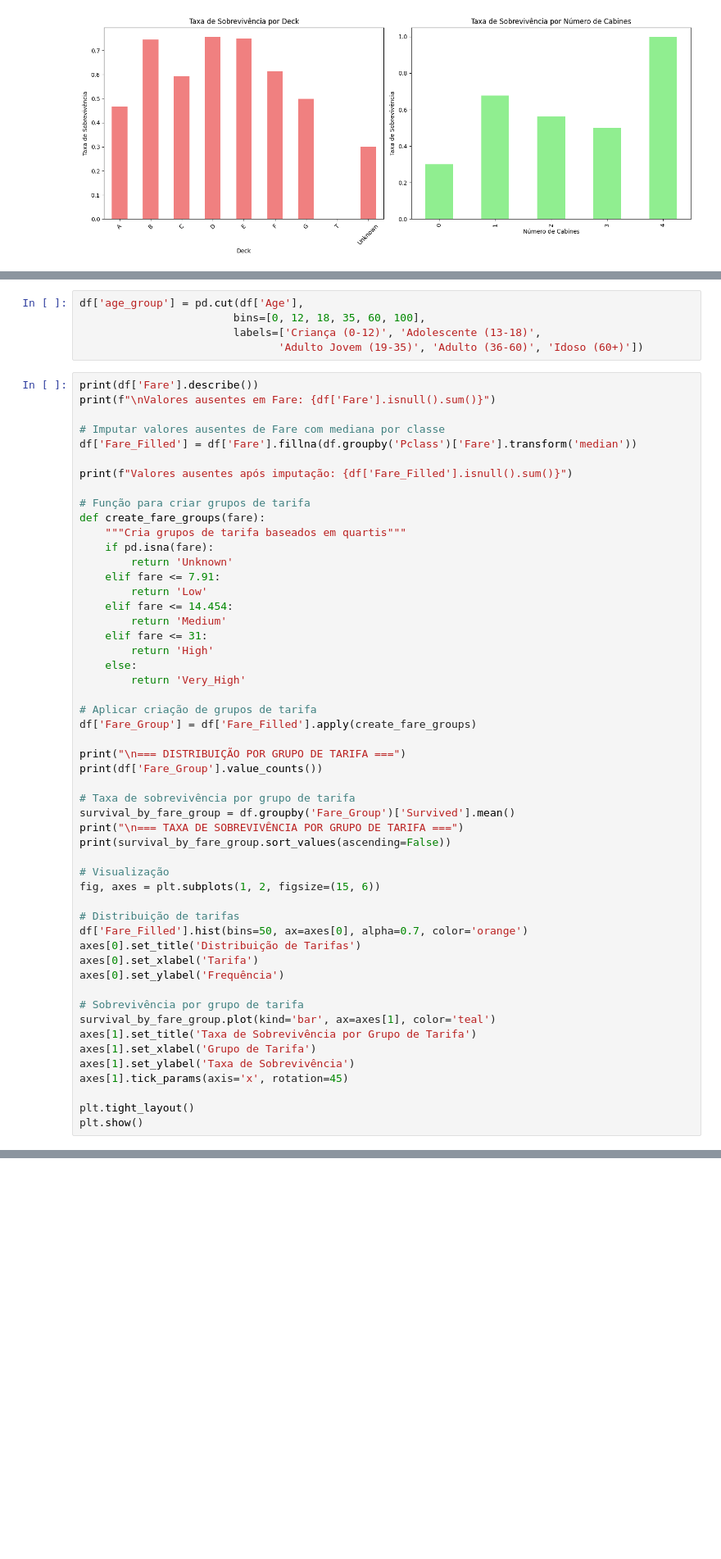
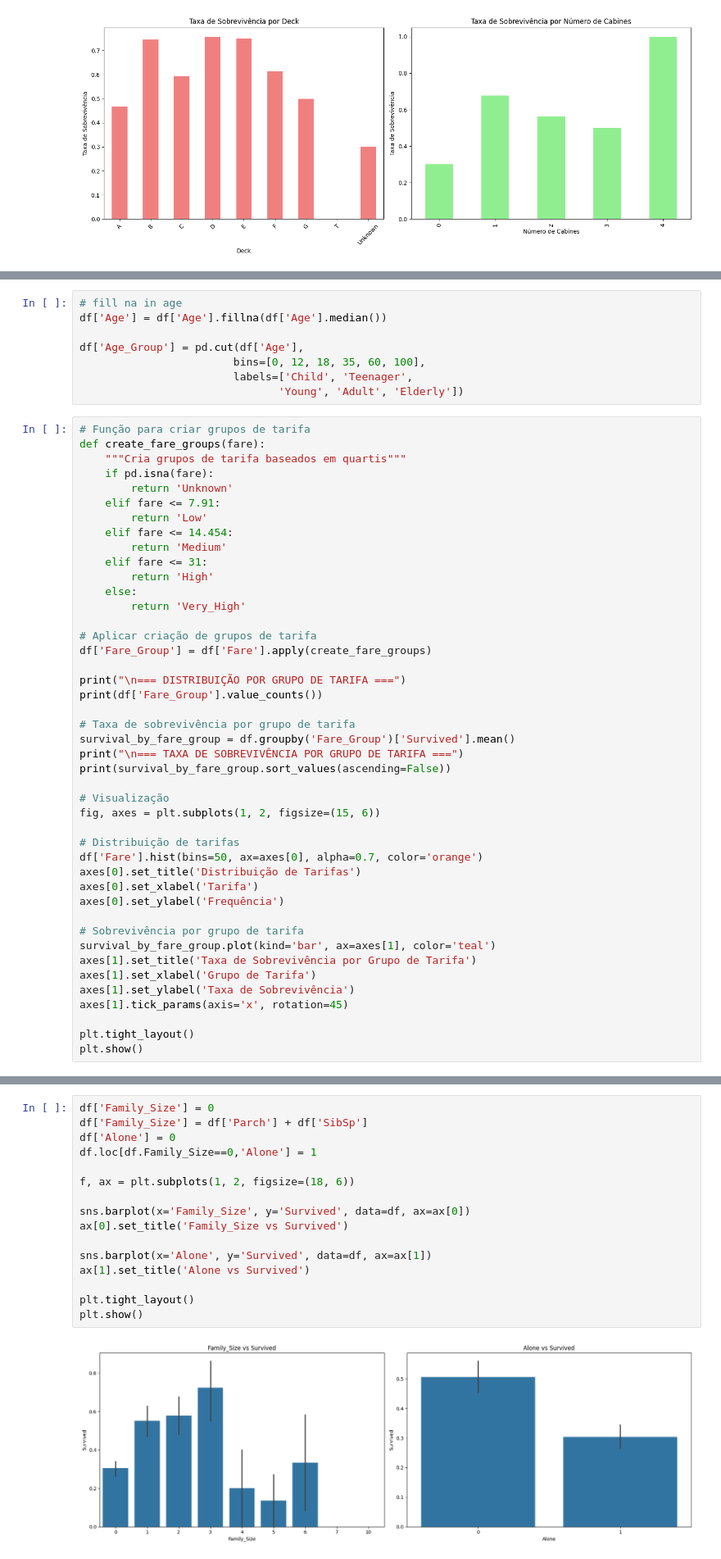
Before and after one commit to Marcus-vinicius-pcs/titanic-model-deploy, a Jupyter notebook: notebooks/titanic.ipynb, the cells around one changed output, grey strips where cells are left out. Shown at 82% size. Drawn from its saved outputs; the diff is of its cells as text; blank space fills up the shorter version.

```diff
--- a/notebooks/titanic.ipynb
+++ b/notebooks/titanic.ipynb
@@ -567,20 +571,15 @@ W           11
 7     21
 Name: count, dtype: int64
 [figure]
-# %%
-df['age_group'] = pd.cut(df['Age'],
-                        bins=[0, 12, 18, 35, 60, 100],
-                        labels=['Criança (0-12)', 'Adolescente (13-18)',
-                               'Adulto Jovem (19-35)', 'Adulto (36-60)', 'Idoso (60+)'])
+# %%
+# fill na in age
+df['Age'] = df['Age'].fillna(df['Age'].median())
+
+df['Age_Group'] = pd.cut(df['Age'],
+                        bins=[0, 12, 18, 35, 60, 100],
+                        labels=['Child', 'Teenager',
+                               'Young', 'Adult', 'Elderly'])
 # %%
-print(df['Fare'].describe())
-print(f"\nValores ausentes em Fare: {df['Fare'].isnull().sum()}")
-
-# Imputar valores ausentes de Fare com mediana por classe
-df['Fare_Filled'] = df['Fare'].fillna(df.groupby('Pclass')['Fare'].transform('median'))
-
-print(f"Valores ausentes após imputação: {df['Fare_Filled'].isnull().sum()}")
-
 # Função para criar grupos de tarifa
 def create_fare_groups(fare):
     """Cria grupos de tarifa baseados em quartis"""
@@ -596,7 +595,7 @@ def create_fare_groups(fare):
         return 'Very_High'
 
 # Aplicar criação de grupos de tarifa
-df['Fare_Group'] = df['Fare_Filled'].apply(create_fare_groups)
+df['Fare_Group'] = df['Fare'].apply(create_fare_groups)
 
 print("\n=== DISTRIBUIÇÃO POR GRUPO DE TARIFA ===")
 print(df['Fare_Group'].value_counts())
@@ -610,7 +609,7 @@ print(survival_by_fare_group.sort_values(ascending=False))
 fig, axes = plt.subplots(1, 2, figsize=(15, 6))
 
 # Distribuição de tarifas
-df['Fare_Filled'].hist(bins=50, ax=axes[0], alpha=0.7, color='orange')
+df['Fare'].hist(bins=50, ax=axes[0], alpha=0.7, color='orange')
 axes[0].set_title('Distribuição de Tarifas')
 axes[0].set_xlabel('Tarifa')
 axes[0].set_ylabel('Frequência')
@@ -643,3 +640,21 @@ Medium       0.308756
 Low          0.197309
 Name: Survived, dtype: float64
 [figure]
+# %%
+df['Family_Size'] = 0
+df['Family_Size'] = df['Parch'] + df['SibSp']
+df['Alone'] = 0
+df.loc[df.Family_Size==0,'Alone'] = 1
+
+f, ax = plt.subplots(1, 2, figsize=(18, 6))
+
+sns.barplot(x='Family_Size', y='Survived', data=df, ax=ax[0])
+ax[0].set_title('Family_Size vs Survived')
+
+sns.barplot(x='Alone', y='Survived', data=df, ax=ax[1])
+ax[1].set_title('Alone vs Survived')
+
+plt.tight_layout()
+plt.show()
+# %% [output]
+[figure, added]
```
Also changed, not shown: parts of 38 cells of this notebook, 1 other file.
